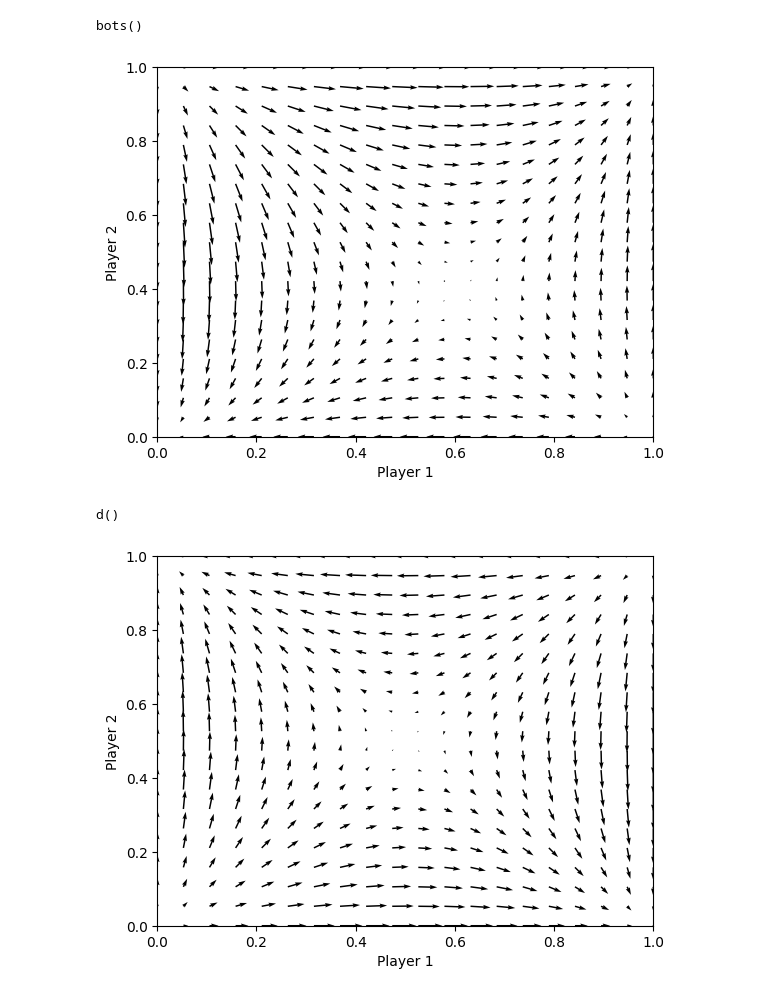
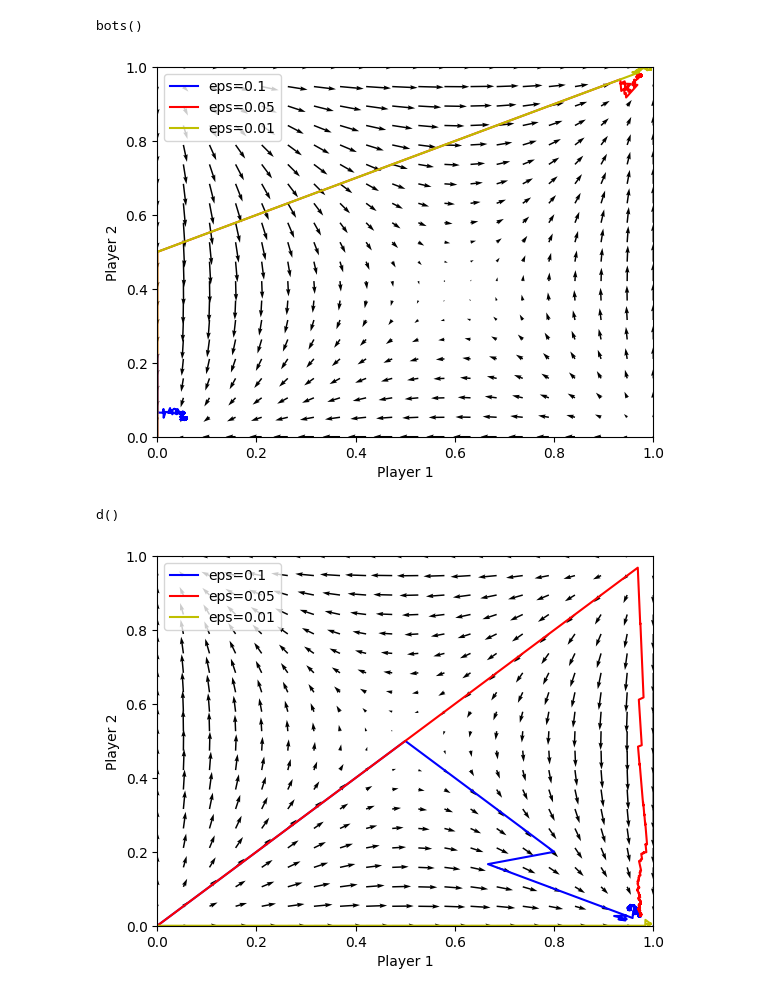
Before and after one commit to EbertTheeuwes/Machine-Learning-Project, a Jupyter notebook: task2/replicatory.ipynb, the cells around one changed output. Saved outputs shown, nothing was run; the diff lists cells and outputs as text; code cells hidden in the pictures.

```diff
--- a/task2/replicatory.ipynb
+++ b/task2/replicatory.ipynb
@@ -19,6 +88,12 @@ game = battle_of_the_sexes
 print(game)
 payoff_matrix = game_payoffs_array(game)
 dyn = dynamics.MultiPopulationDynamics(payoff_matrix, dynamics.replicator)
+
+#train learners
+c_1 = epsilon(game, 0.1, 0.1, 100000)
+c_05 = epsilon(game, 0.05, 0.05, 100000)
+c_01 = epsilon(game, 0.01, 0.01, 100000)
+
 
 x_vals = np.linspace(0, 1, 20)
 y_vals = np.linspace(0, 1, 20)
@@ -36,45 +111,62 @@ for i in range(len(x_vals)):
 # Plot the vector field
 fig, ax = plt.subplots()
 ax.quiver(X,Y,U,V)
+ax.plot(c_1[0],c_1[1],'b',label="eps=0.1")
+# ax.plot(c_1[0][0],c_1[1][0],'bo',markersize=20)
+# ax.plot(c_1[0][len(c_1[0])-1],c_1[1][len(c_1[1])-1],'bx',markersize=12)
+ax.plot(c_05[0],c_05[1],'r',label="eps=0.05")
+ax.plot(c_01[0],c_01[1],'y',label="eps=0.01")
 ax.set_xlabel("Player 1")
 ax.set_ylabel("Player 2")
 ax.set_xlim([0, 1])
 ax.set_ylim([0, 1])
+plt.legend()
 plt.show()
 # %% [output]
 bots()
-[figure, old version]
+[figure, new version]
 # %%
 #dispersion
 game = dispersion
 print(game)
 payoff_matrix = game_payoffs_array(game)
 dyn = dynamics.MultiPopulationDynamics(payoff_matrix, dynamics.replicator)
+
+#train learners
+c_1 = epsilon(game, 0.1, 0.1, 100000)
+c_05 = epsilon(game, 0.05, 0.05, 100000)
+c_01 = epsilon(game, 0.01, 0.01, 100000)
 
 x_vals = np.linspace(0, 1, 20)
 y_vals = np.linspace(0, 1, 20)
 X, Y = np.meshgrid(x_vals, y_vals)
 # Computing dynamics/vector field
 U = np.zeros_like(X)
 V = np.zeros_like(Y)
 for i in range(len(x_vals)):
     for j in range(len(y_vals)):
         x = np.array([X[i,j],1-X[i,j],Y[i,j],1-Y[i,j]])
         x_dot = dyn(x)
         U[i,j] = x_dot[0]
         V[i,j] = x_dot[2]
 
 # Plot the vector field
 fig, ax = plt.subplots()
 ax.quiver(X,Y,U,V)
+ax.plot(c_1[0],c_1[1],'b',label="eps=0.1")
+# ax.plot(c_1[0][0],c_1[1][0],'bo',markersize=20)
+# ax.plot(c_1[0][len(c_1[0])-1],c_1[1][len(c_1[1])-1],'bx',markersize=12)
+ax.plot(c_05[0],c_05[1],'r',label="eps=0.05")
+ax.plot(c_01[0],c_01[1],'y',label="eps=0.01")
 ax.set_xlabel("Player 1")
 ax.set_ylabel("Player 2")
 ax.set_xlim([0, 1])
 ax.set_ylim([0, 1])
+plt.legend()
 plt.show()
 # %% [output]
 d()
-[figure, old version]
+[figure, new version]
 # %%
 #prisoner dilemma
 game = prisoner_dilemma
```
Also changed, not shown: parts of 3 cells of this notebook.
